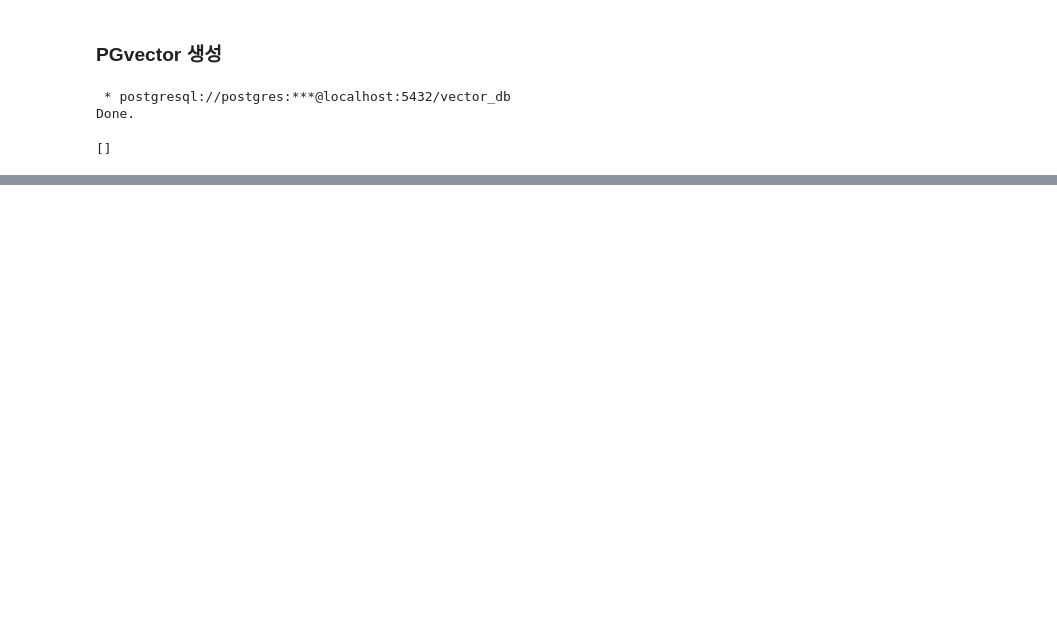
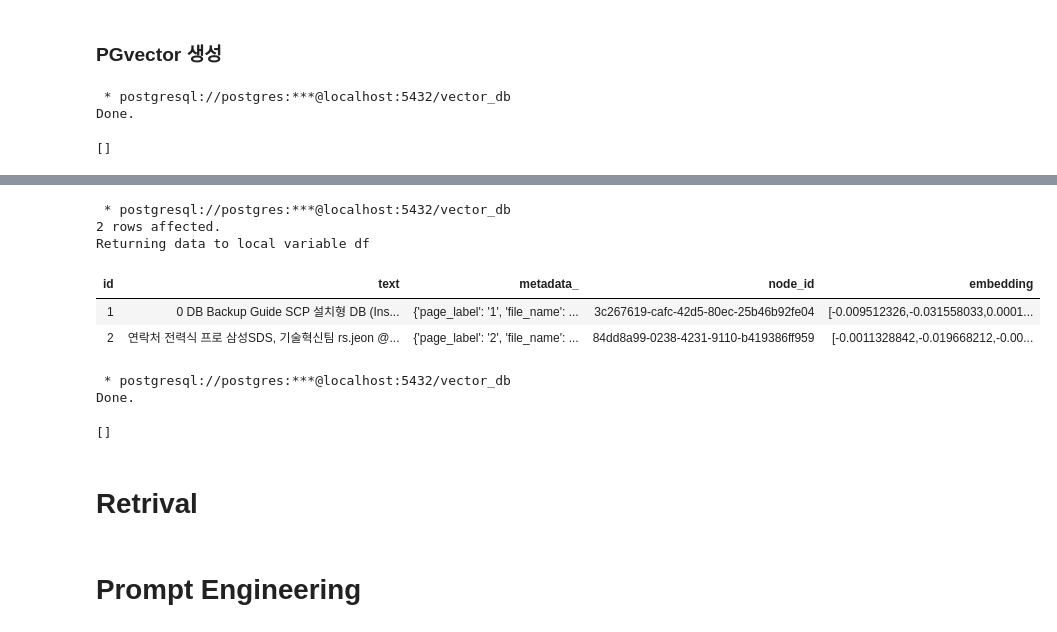
Before and after one commit to Jeremy-su1/LlamaIndex-train, a Jupyter notebook: QnA_using_LlamaIndex.ipynb, the cells around one changed output, grey strips where cells are left out. Drawn from its saved outputs; the diff is of its cells as text; code cells hidden in the pictures; blank space fills up the shorter version.

Commit message:
Changed using Colaboratory

```diff
--- a/QnA_using_LlamaIndex.ipynb
+++ b/QnA_using_LlamaIndex.ipynb
@@ -412,0 +672,24 @@ AuthenticationError: Error code: 401 - {'error': {'message': 'Incorrect API key
+# %%
+%%sql
+df << SELECT * FROM data_text_embedding order by id limit 2;
+# %% [output]
+ * postgresql://postgres:***@localhost:5432/vector_db
+2 rows affected.
+Returning data to local variable df
+# %%
+df
+# %% [output]
+| id | text | metadata_ | node_id | embedding |
+| 1 | 0 DB Backup Guide SCP 설치형 DB (Ins... | {'page_label': '1', 'file_name': ... | 3c267619-cafc-42d5-80ec-25b46b92fe04 | [-0.009512326,-0.031558033,0.0001... |
+| 2 | 연락처 전력식 프로 삼성SDS, 기술혁신팀 rs.jeon @... | {'page_label': '2', 'file_name': ... | 84dd8a99-0238-4231-9110-b419386ff959 | [-0.0011328842,-0.019668212,-0.00... |
+# %%
+%%sql
+CREATE INDEX ON data_text_embedding
+USING ivfflat (embedding vector_cosine_ops)
+WITH (lists = 20);
+# %% [output]
+ * postgresql://postgres:***@localhost:5432/vector_db
+Done.
+[]
+# %% [markdown]
+# Retrival
@@ -412,0 +713,2 @@ AuthenticationError: Error code: 401 - {'error': {'message': 'Incorrect API key
+# %% [markdown]
+# Prompt Engineering
```
Also changed, not shown: parts of 82 cells of this notebook.
